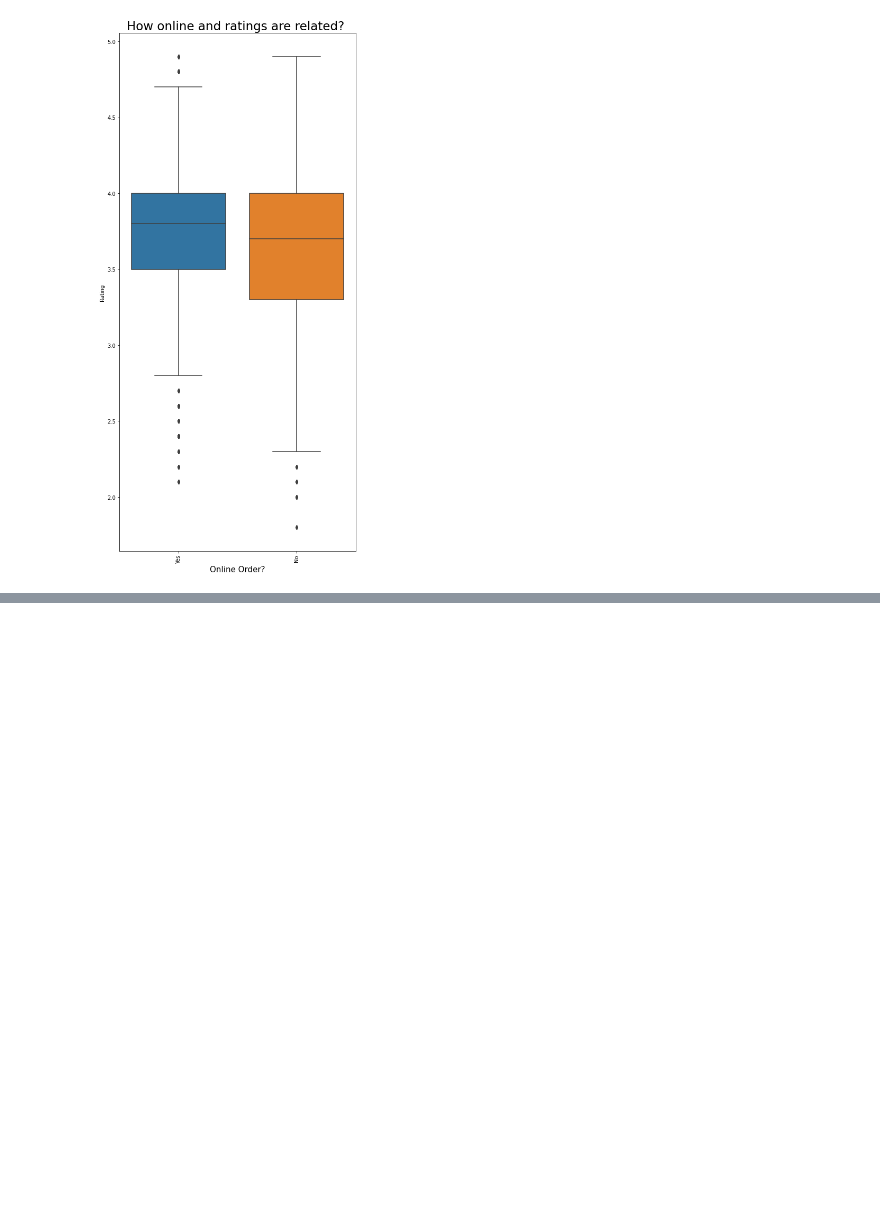
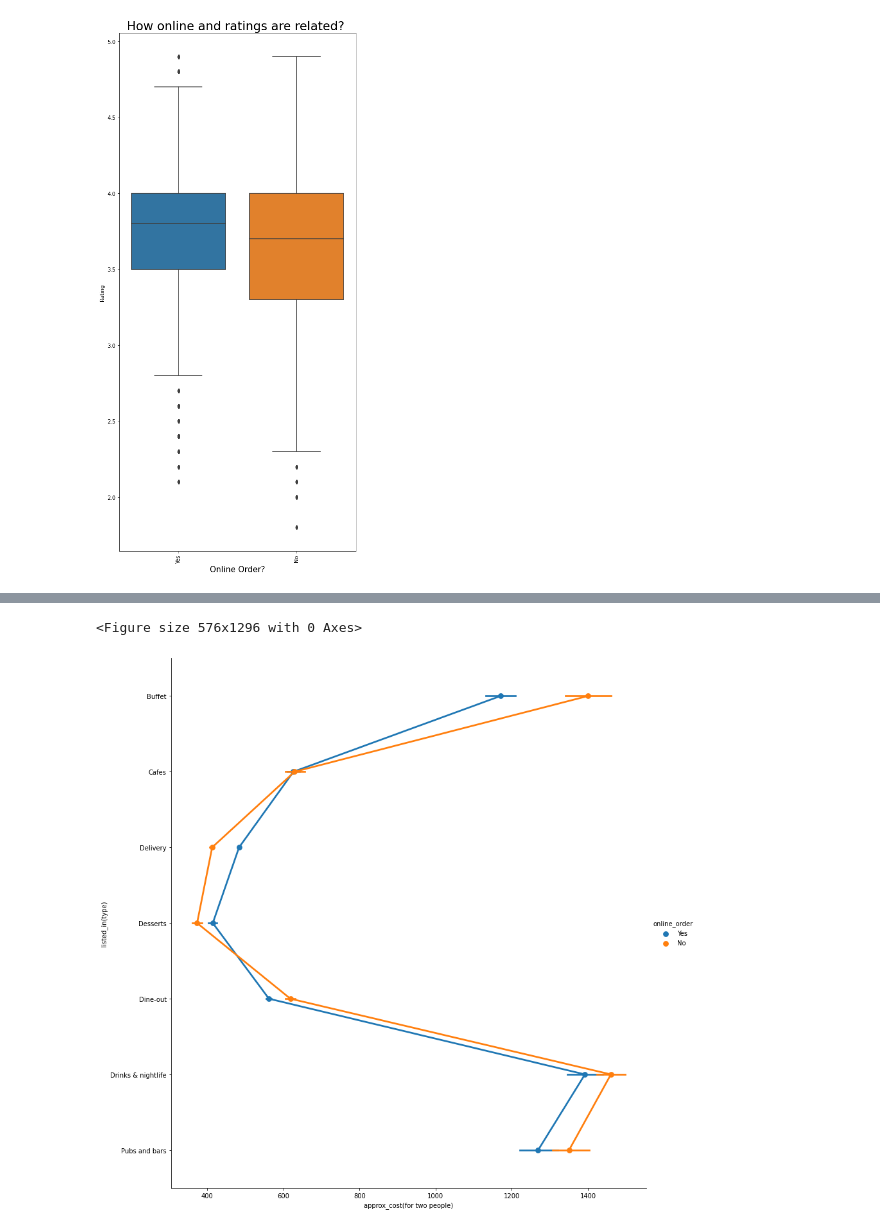
Before and after one commit to rushikeshnaik779/EDA, a Jupyter notebook: zomato_bangalore_restaurants.ipynb, the cells around one changed output, grey strips where cells are left out. Drawn from its saved outputs; the diff is of its cells as text; code cells hidden in the pictures; blank space fills up the shorter version.

```diff
--- a/zomato_bangalore_restaurants.ipynb
+++ b/zomato_bangalore_restaurants.ipynb
@@ -388 +408,8 @@ plt.show()
+# %%
+plt.figure(figsize=(8,18))
+sns.catplot(x="approx_cost(for two people)", y="listed_in(type)", hue="online_order", kind="point", height=12, data=df)
+plt.show()
+# %% [output]
+<Figure size 576x1296 with 0 Axes>
+[figure, added]
 # %%
```
Also changed, not shown: parts of 3 cells of this notebook.
